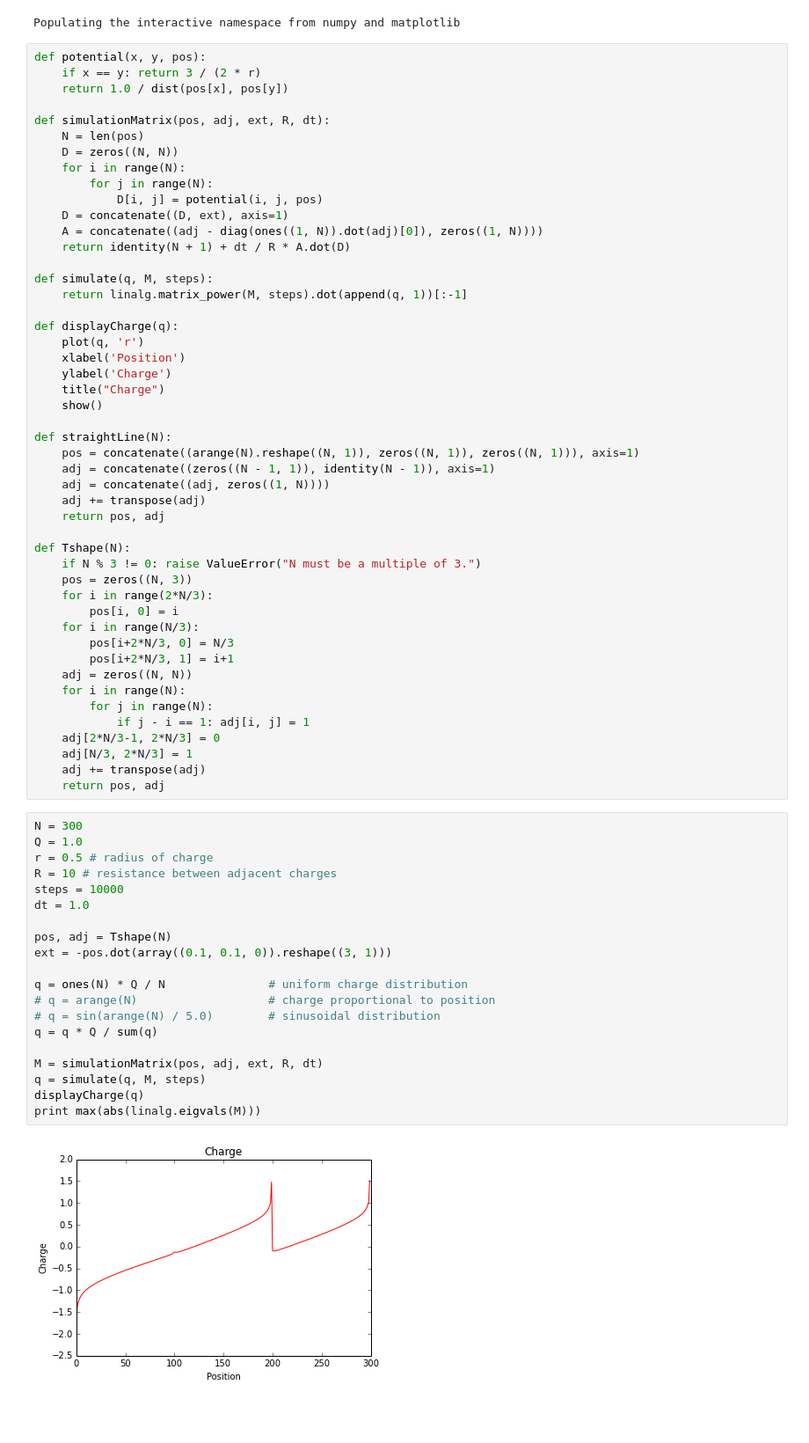
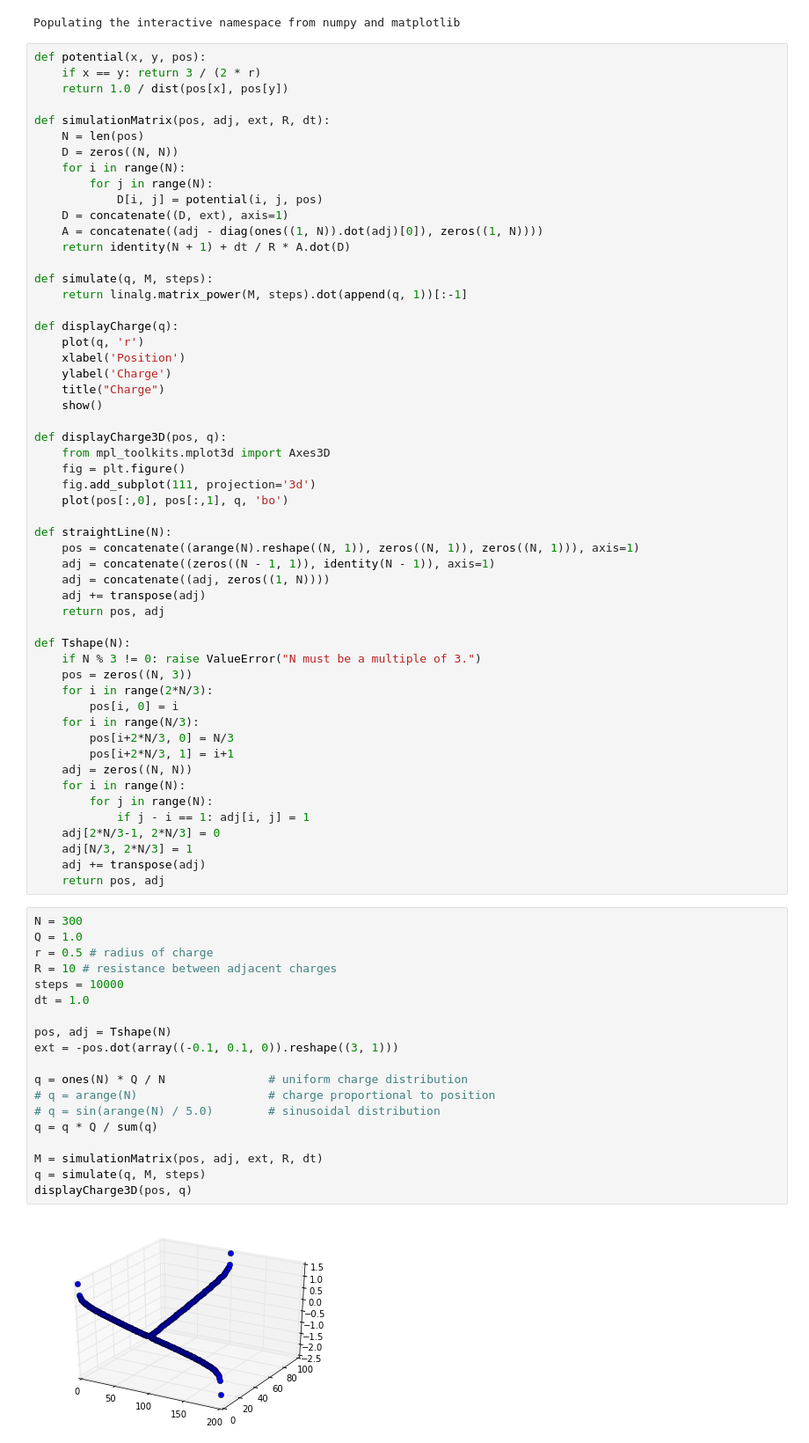
Before and after one commit to BrantCarlson/microTDFL, a Jupyter notebook: quasi_static_charge_current.ipynb, the cells around one changed output. Shown: that part at 88% size. Drawn from its saved outputs; the diff is of its cells as text; blank space fills up the shorter version.

Commit message:
Added 3D plotting for 2D charge layouts

```diff
--- a/quasi_static_charge_current.ipynb
+++ b/quasi_static_charge_current.ipynb
@@ -27,6 +27,12 @@ def displayCharge(q):
     title("Charge")
     show()
 
+def displayCharge3D(pos, q):
+    from mpl_toolkits.mplot3d import Axes3D
+    fig = plt.figure()
+    fig.add_subplot(111, projection='3d')
+    plot(pos[:,0], pos[:,1], q, 'bo')
+
 def straightLine(N):
     pos = concatenate((arange(N).reshape((N, 1)), zeros((N, 1)), zeros((N, 1))), axis=1)
     adj = concatenate((zeros((N - 1, 1)), identity(N - 1)), axis=1)
@@ -53,22 +59,21 @@ def Tshape(N):
 # %%
 N = 300
 Q = 1.0
 r = 0.5 # radius of charge
 R = 10 # resistance between adjacent charges
 steps = 10000
 dt = 1.0
 
 pos, adj = Tshape(N)
-ext = -pos.dot(array((0.1, 0.1, 0)).reshape((3, 1)))
+ext = -pos.dot(array((-0.1, 0.1, 0)).reshape((3, 1)))
 
 q = ones(N) * Q / N               # uniform charge distribution
 # q = arange(N)                   # charge proportional to position
 # q = sin(arange(N) / 5.0)        # sinusoidal distribution
 q = q * Q / sum(q)
 
 M = simulationMatrix(pos, adj, ext, R, dt)
 q = simulate(q, M, steps)
-displayCharge(q)
-print max(abs(linalg.eigvals(M)))
+displayCharge3D(pos, q)
 # %% [output]
-[figure, old version]
+[figure, new version]
```
Also changed, not shown: parts of 1 cell of this notebook.
